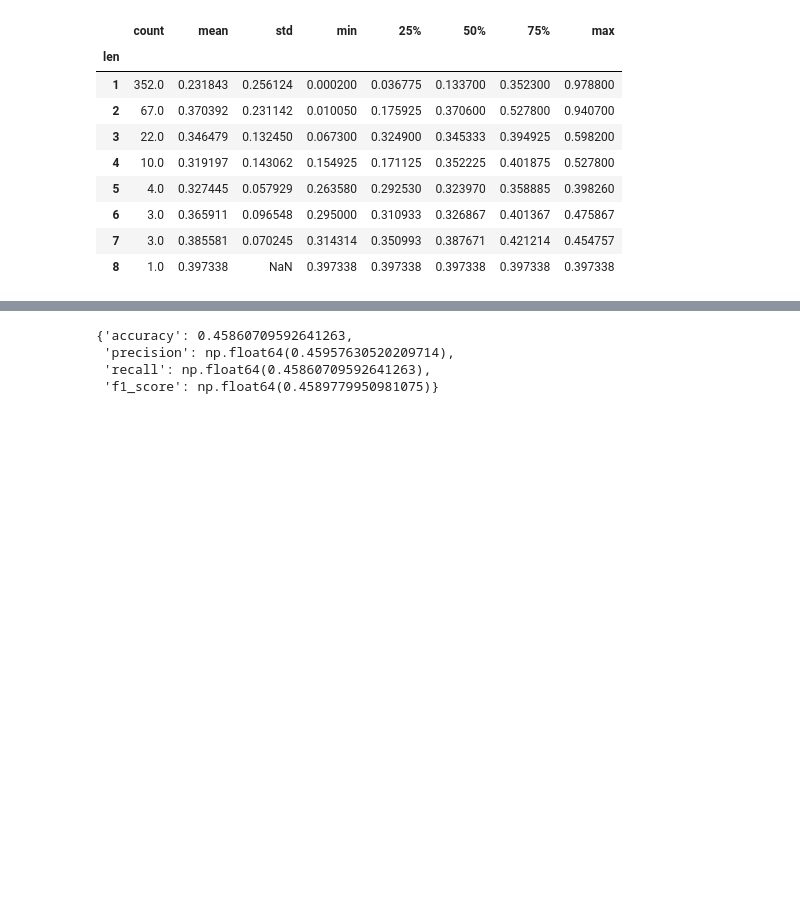
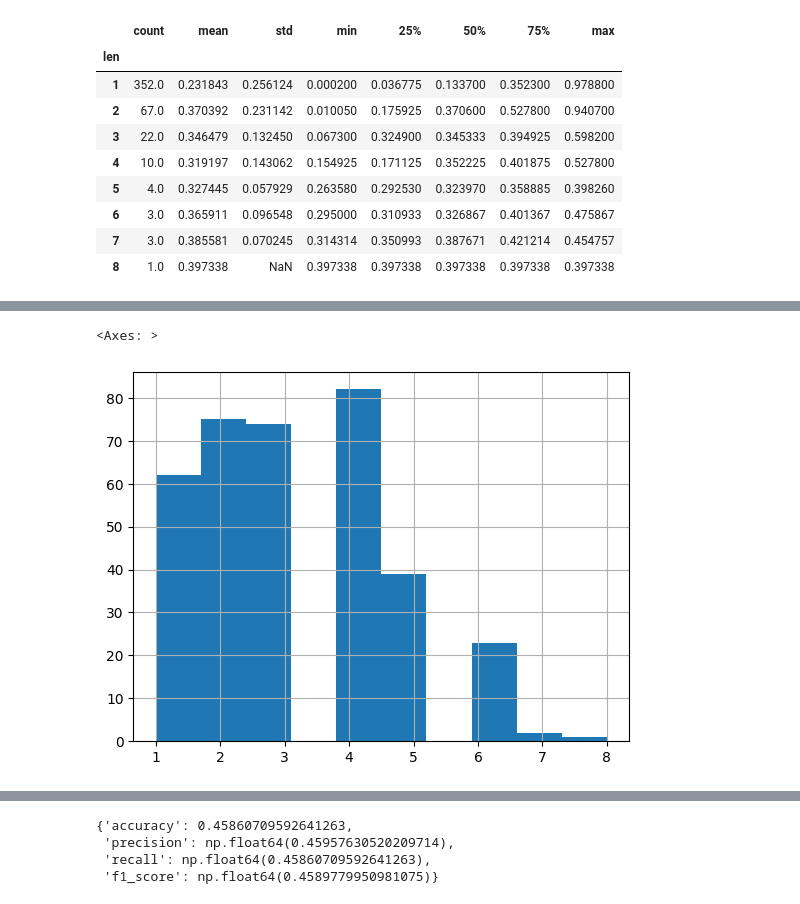
Before and after one commit to maayan-aytek/HallucinationsLLM, a Jupyter notebook: EDA.ipynb, the cells around one changed output, grey strips where cells are left out. Drawn from its saved outputs; the diff is of its cells as text; code cells hidden in the pictures; blank space fills up the shorter version.

```diff
--- a/EDA.ipynb
+++ b/EDA.ipynb
@@ -609,3 +669,23 @@ def extract_sentence_hals_labels(hallucinations):
         else:
             labels.append(0)
     return labels
+# %%
+def extract_sentence_hals_index(hallucinations):
+    sentences = hallucinations.split(".")[:-1]
+    sentences_indexes = []
+    first_hal = -1
+    for i, sentence in enumerate(sentences):
+        if "[" in sentence:
+            sentences_indexes.append(i+1)
+
+    for i, sentence in enumerate(sentences):
+        if "[" in sentence:
+            first_hal = i
+            break
+    return pd.Series([sentences_indexes, first_hal, len(sentences)])
+# %%
+df[['sentence_hals_index', 'first_hal_sentence', 'sentences_num']] = df['hallucinations'].apply(extract_sentence_hals_index)
+df['sentence_hals_index'].explode().hist()
+# %% [output]
+<Axes: >
+[figure, added]
```
Also changed, not shown: parts of 19 cells of this notebook, 7 other files.
